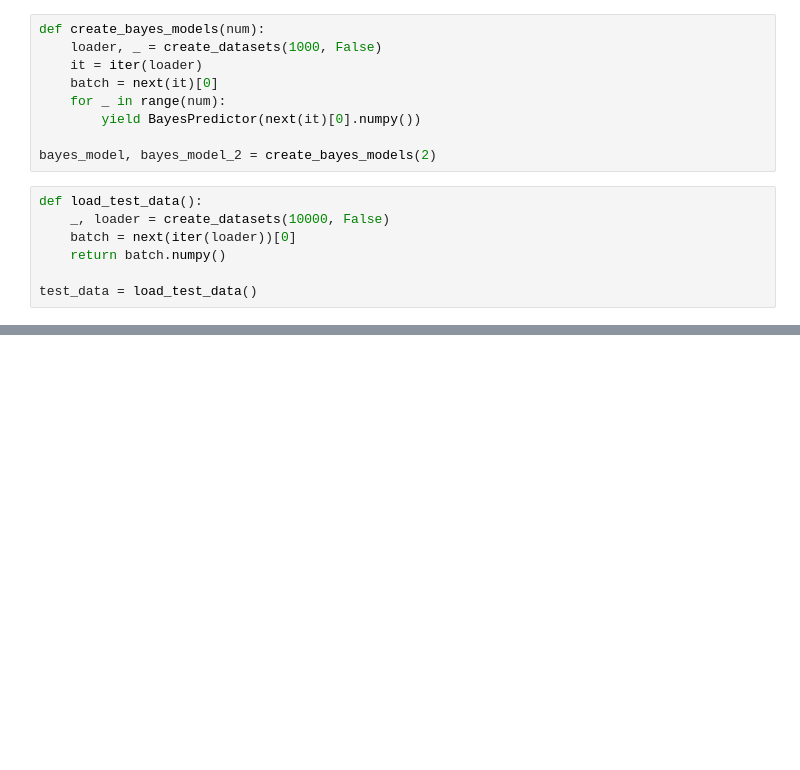
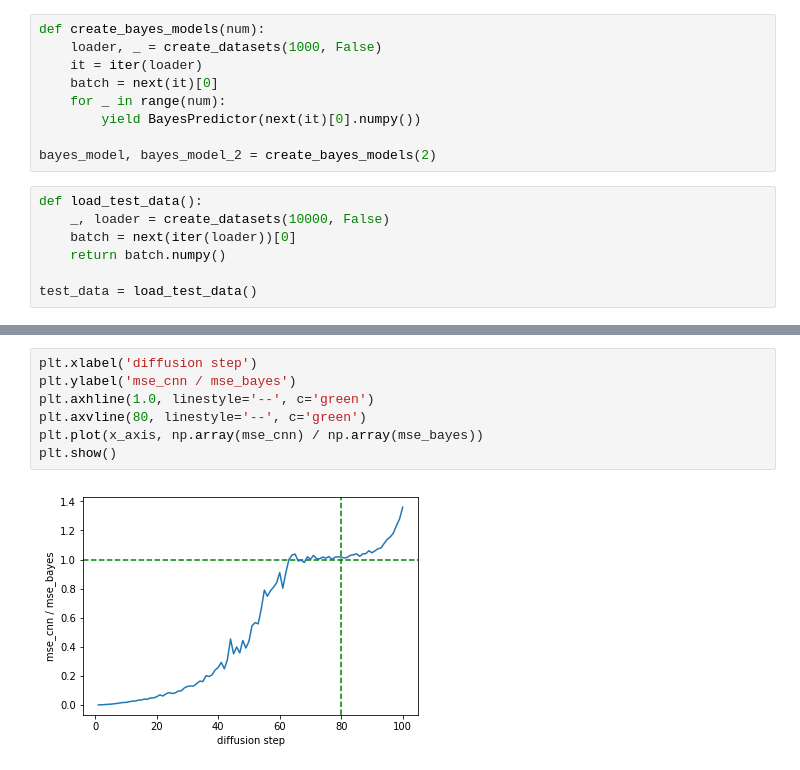
Before and after one commit to unixpickle/ddim, a Jupyter notebook: mnist_analysis.ipynb, the cells around one changed output, grey strips where cells are left out. Drawn from its saved outputs; the diff is of its cells as text; blank space fills up the shorter version.

```diff
--- a/mnist_analysis.ipynb
+++ b/mnist_analysis.ipynb
@@ -101,0 +152,9 @@ show_sample(hybrid_sample)
+# %%
+plt.xlabel('diffusion step')
+plt.ylabel('mse_cnn / mse_bayes')
+plt.axhline(1.0, linestyle='--', c='green')
+plt.axvline(80, linestyle='--', c='green')
+plt.plot(x_axis, np.array(mse_cnn) / np.array(mse_bayes))
+plt.show()
+# %% [output]
+[figure, added]
```
Also changed, not shown: parts of 6 cells of this notebook, 1 other file.
